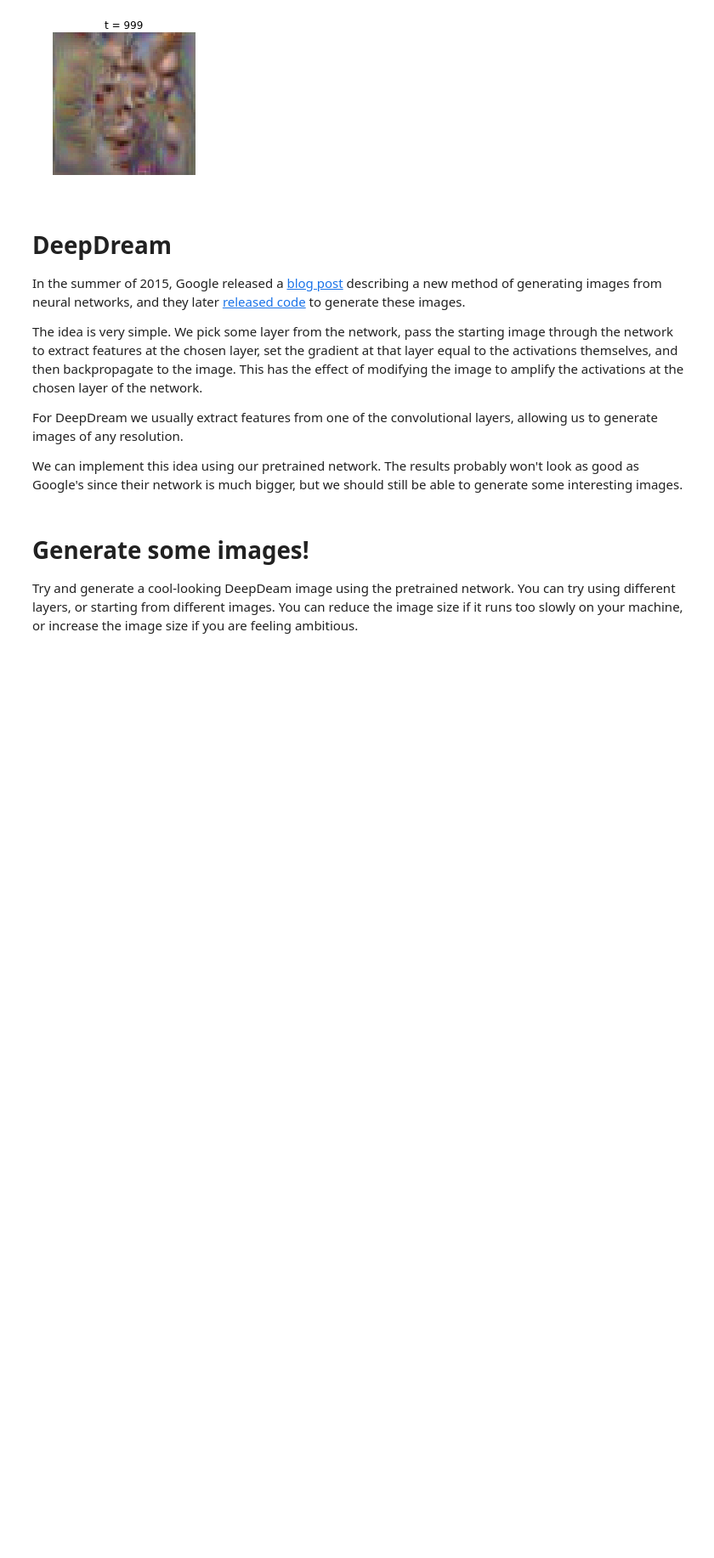
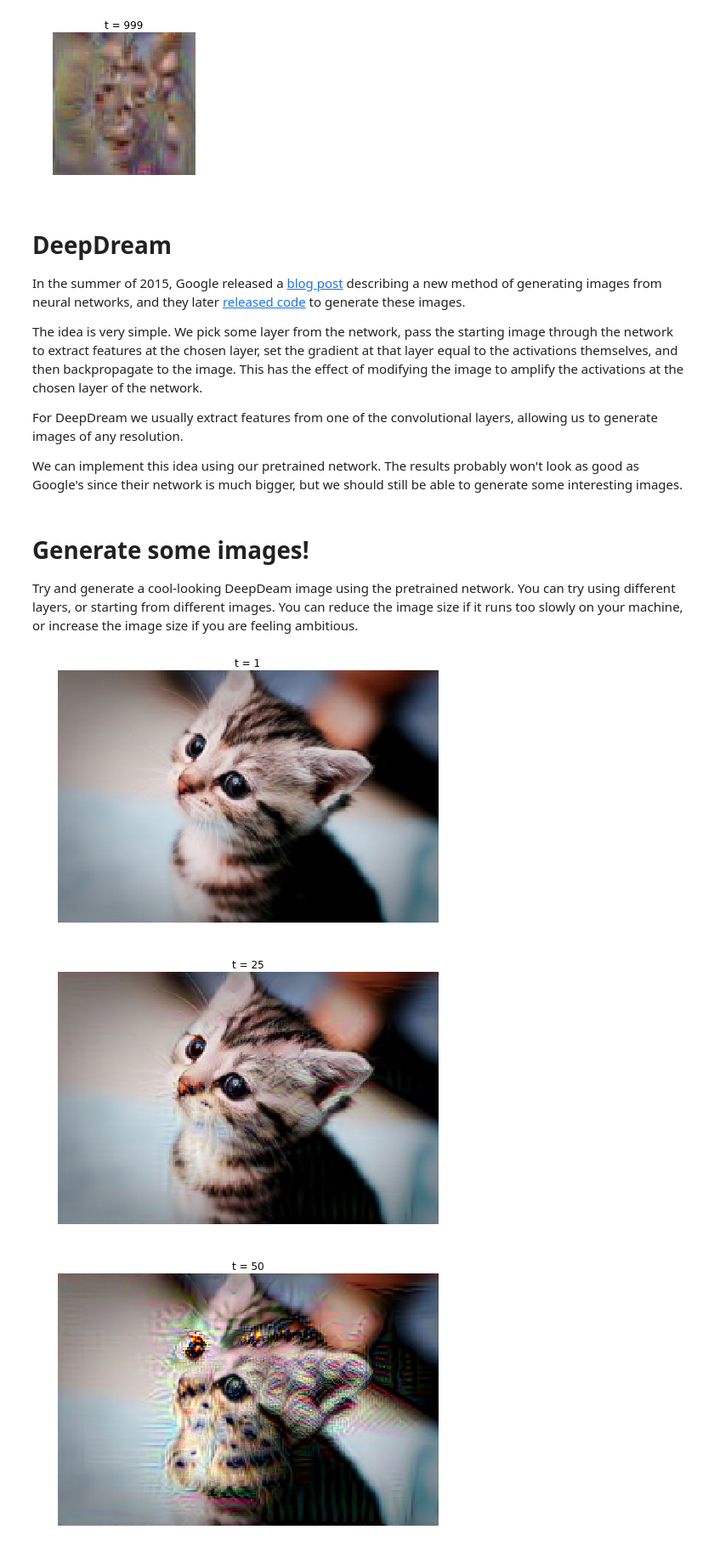
Before and after one commit to aroetter/cs231n-assignment3, a Jupyter notebook: ImageGeneration.ipynb, the cells around one changed output. Shown at 85% size. Saved outputs shown, nothing was run; the diff lists cells and outputs as text; code cells hidden in the pictures; blank space fills up the shorter version.

Commit message:
finished up with deep dream in ImageGeneration.ipynb

```diff
--- a/ImageGeneration.ipynb
+++ b/ImageGeneration.ipynb
@@ -363,6 +363,11 @@ def deepdream(X, layer, model, **kwargs):
     # computing the image gradient dX, you should use the learning rate to     #
     # update the image X.                                                      #
     ############################################################################
+    activations, cache = model.forward(X, end=layer, mode='test')
+
+    # use the activations as the derivative
+    dx, _ = model.backward(activations, cache)
+    X += dx * learning_rate
     pass
     ############################################################################
     #                             END OF YOUR CODE                             #
@@ -390,24 +395,30 @@ Try and generate a cool-looking DeepDeam image using the pretrained network. You
 # %%
 def read_image(filename, max_size):
   """
   Read an image from disk and resize it so its larger side is max_size
   """
   img = imread(filename)
   H, W, _ = img.shape
   if H >= W:
     img = imresize(img, (max_size, int(W * float(max_size) / H)))
   elif H < W:
     img = imresize(img, (int(H * float(max_size) / W), max_size))
   return img
 
 filename = 'kitten.jpg'
 max_size = 256
 img = read_image(filename, max_size)
 plt.imshow(img)
 plt.axis('off')
 
 # Preprocess the image by converting to float, transposing,
 # and performing mean subtraction.
 img_pre = preprocess_image(img, data['mean_image'], mean='pixel')
 
-out = deepdream(img_pre, 7, model, learning_rate=2000)
+# ALEX: learning_rate was originally 2000, i also added
+# num_iterations=200
+out = deepdream(img_pre, 7, model, num_iterations=200, learning_rate=4000)
+# %% [output]
+[figure, added]
+[figure, added]
+[figure, added]
```
Also changed, not shown: parts of 1 cell of this notebook.
